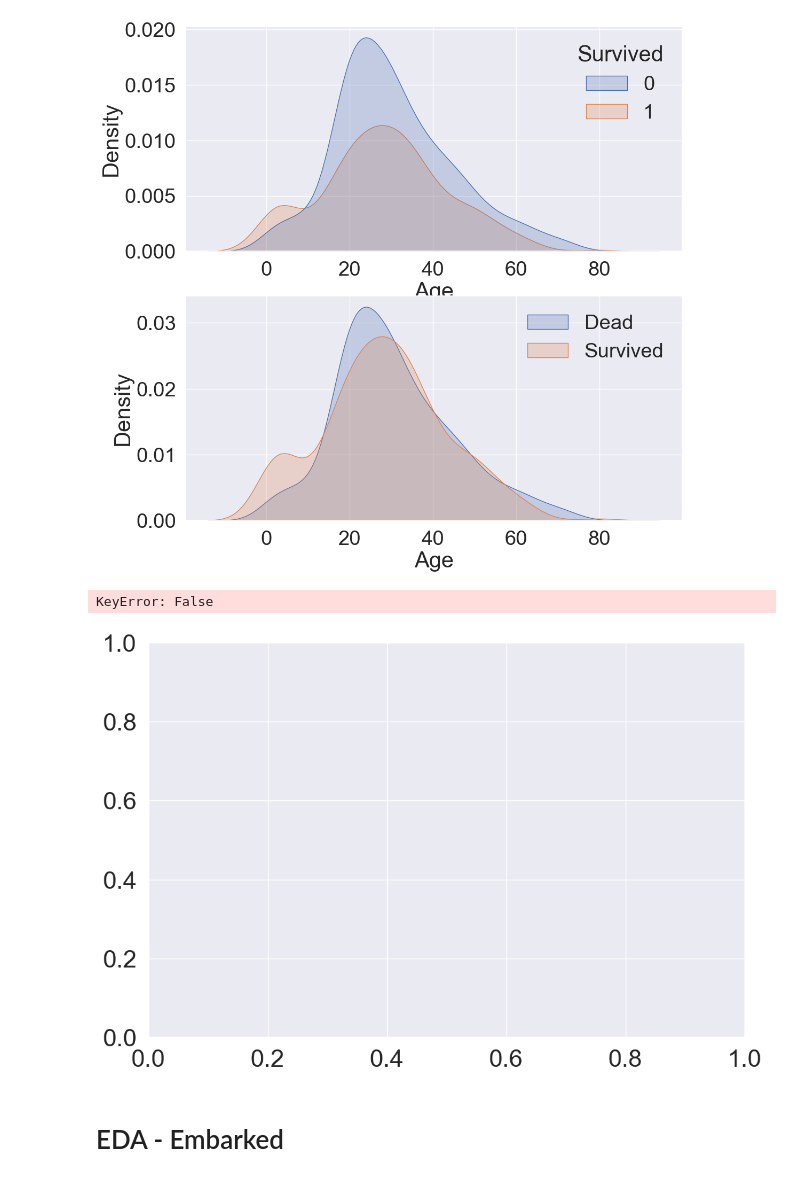
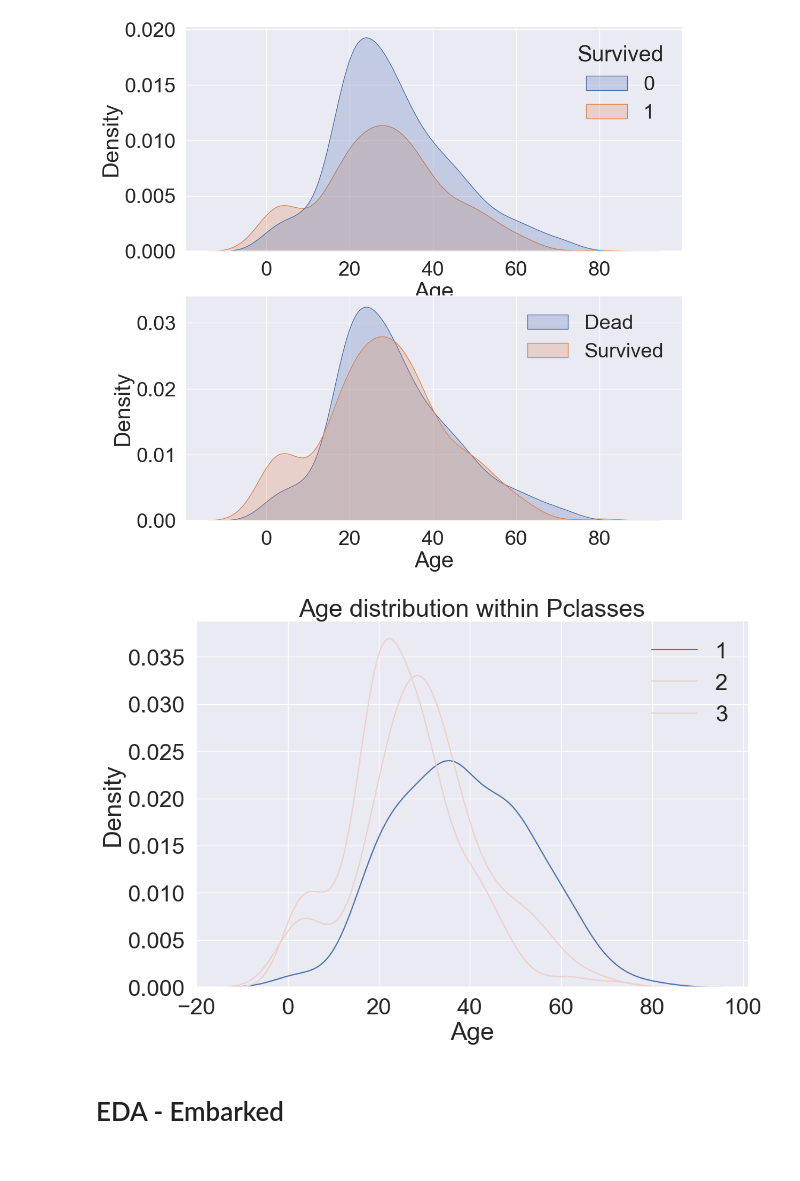
Before and after one commit to JW-Namsta/Kaggle_Study, a Jupyter notebook: Titanic/Titianic_copy_1.ipynb, the cells around one changed output. Drawn from its saved outputs; the diff is of its cells as text; code cells hidden in the pictures.

```diff
--- a/Titanic/Titianic_copy_1.ipynb
+++ b/Titanic/Titianic_copy_1.ipynb
@@ -184,10 +184,11 @@ plt.show()
 # %%
 f,ax = plt.subplots(1,1,figsize=(12,8))
 for pclass in range(1,4) :
-    sns.kdeplot(df_train[df_train['Pclass'==pclass]]['Age'],data=df_train,hue='Pclass',ax=ax)
+    sns.kdeplot('Age',data=df_train[df_train['Pclass']==pclass],hue='Pclass',ax=ax)
 ax.set_title('Age distribution within Pclasses')
+plt.legend([1,2,3])
+plt.show()
 # %% [output]
-KeyError: False
-[figure, old version]
+[figure, new version]
 # %% [markdown]
 # EDA - Embarked
```
Also changed, not shown: parts of 9 cells of this notebook, 1 other file.
